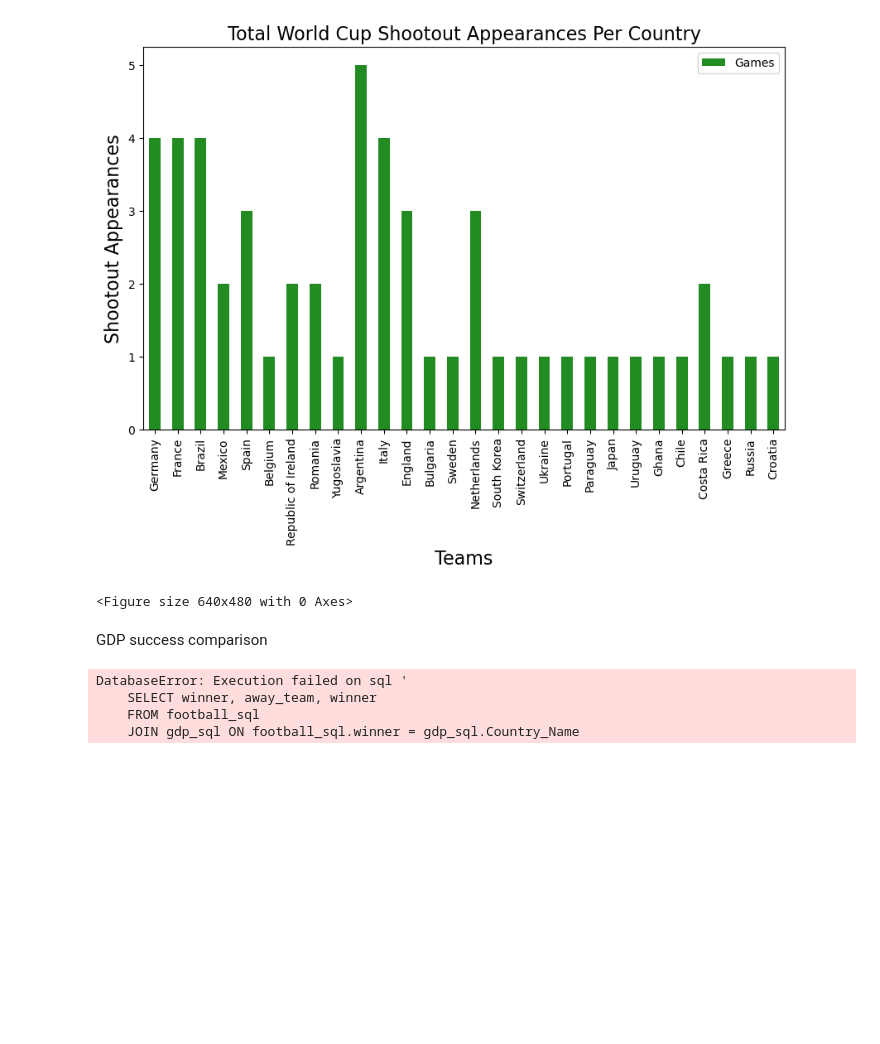
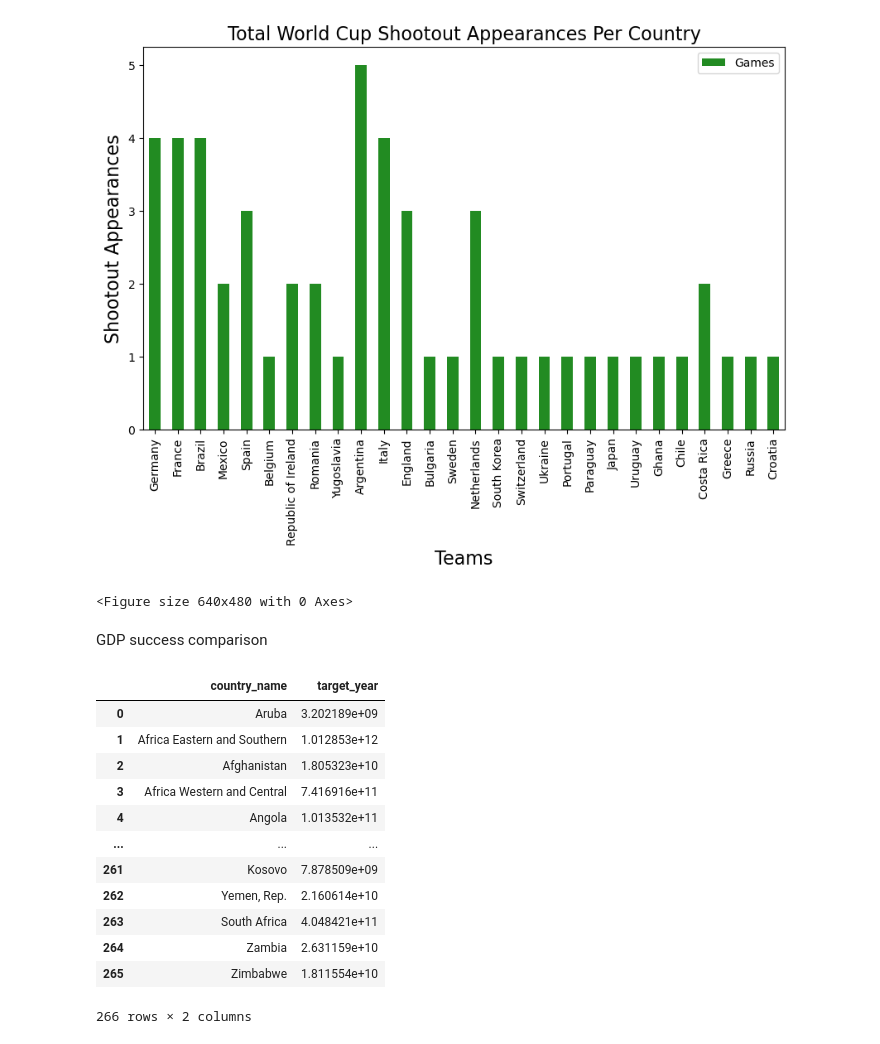
Before and after one commit to izziekei/Final-Project, a Jupyter notebook: Football_Data_Analysis.ipynb, the cells around one changed output. Saved outputs shown, nothing was run; the diff lists cells and outputs as text; code cells hidden in the pictures; blank space fills up the shorter version.

```diff
--- a/Football_Data_Analysis.ipynb
+++ b/Football_Data_Analysis.ipynb
@@ -533,16 +531,25 @@ GDP success comparison
 # %%
 conn = sqlite3.connect(':memory:')
 gdp.to_sql('gdp_sql', conn, index=False)
 football.to_sql('football_sql', conn, index=False)
 
-gdo_info = pd.read_sql_query("""
-    SELECT winner, away_team, winner
-    FROM football_sql
-    JOIN gdp_sql ON football_sql.winner = gdp_sql.Country_Name
+gdp_info = pd.read_sql_query("""
+    SELECT country_name, target_year
+    FROM gdp_sql
+
 """, conn)
 gdp_info
 # %% [output]
+|  | country_name | target_year |
+| 0 | Aruba | 3.202189e+09 |
+| 1 | Africa Eastern and Southern | 1.012853e+12 |
+| 2 | Afghanistan | 1.805323e+10 |
+| 3 | Africa Western and Central | 7.416916e+11 |
+| 4 | Angola | 1.013532e+11 |
+| ... | ... | ... |
+| 261 | Kosovo | 7.878509e+09 |
+| 262 | Yemen, Rep. | 2.160614e+10 |
+| 263 | South Africa | 4.048421e+11 |
+| 264 | Zambia | 2.631159e+10 |
+| 265 | Zimbabwe | 1.811554e+10 |
-DatabaseError: Execution failed on sql '
-    SELECT winner, away_team, winner
-    FROM football_sql
-    JOIN gdp_sql ON football_sql.winner = gdp_sql.Country_Name
+266 rows × 2 columns
```
Also changed, not shown: parts of 5 cells of this notebook, 1 other file.
